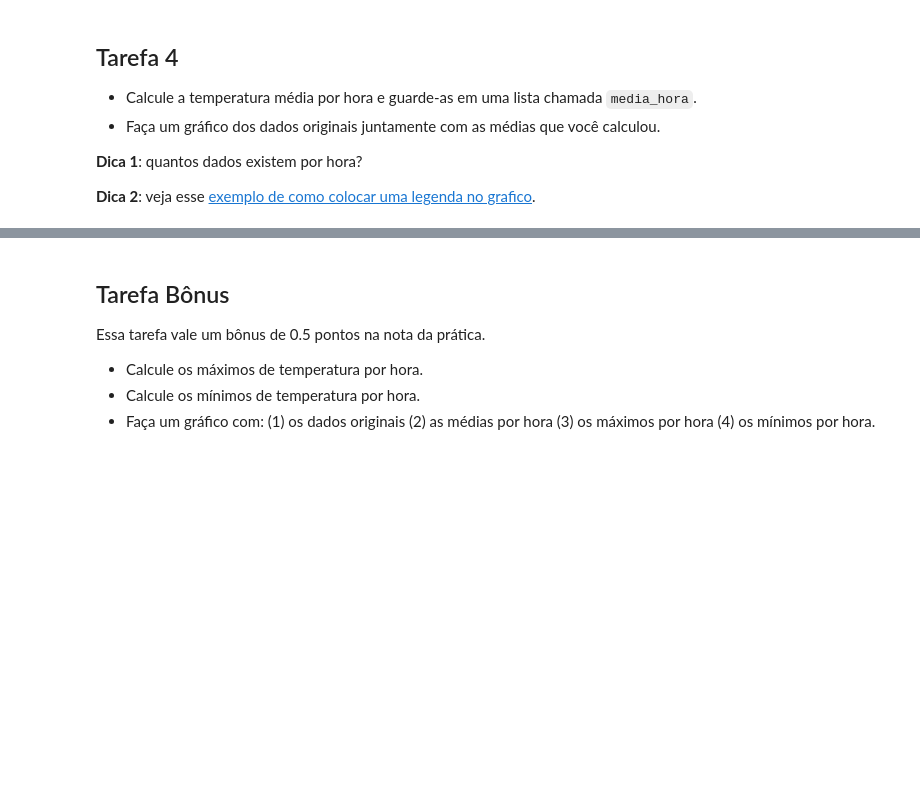
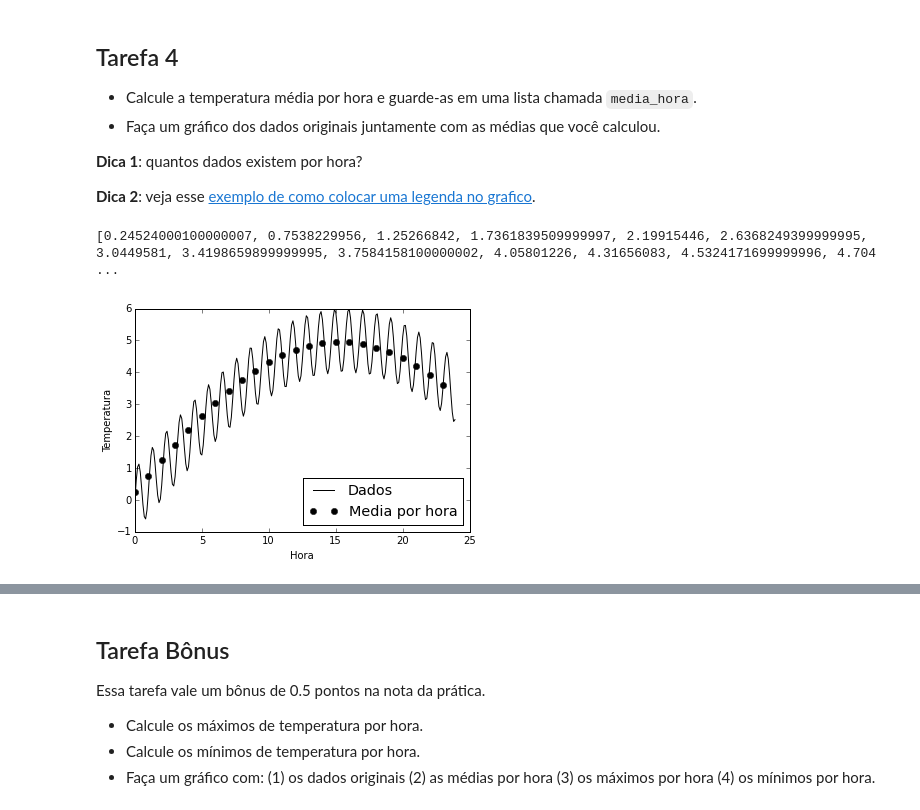
Before and after one commit to mat-esp-2015/python-intro-2-joao_leticia_dyellen, a Jupyter notebook: tarefa-intro-python-2.ipynb, the cells around one changed output, grey strips where cells are left out. Saved outputs shown, nothing was run; the diff lists cells and outputs as text; code cells hidden in the pictures; blank space fills up the shorter version.

```diff
--- a/tarefa-intro-python-2.ipynb
+++ b/tarefa-intro-python-2.ipynb
@@ -346,6 +366,29 @@ print("Minimo esta igual?", np.allclose(minimo, min(dados)))
 **Dica 1**: quantos dados existem por hora?
 
 **Dica 2**: veja esse [exemplo de como colocar uma legenda no grafico](http://matplotlib.org/examples/api/legend_demo.html).
+# %%
+media_hora = [] # cria uma lista vazia
+for N in range(10, 250,10): # define a lista “media_hora” começando de 10, variando de 10 em 10 até 240
+    soma = 0 # cria a variavel “soma”
+    for i in range(N-10, N, 1): # define a variavel “soma” começando de N-10, variado de 1 em 1 até N-10
+        soma = soma + dados[i] # funcao que define a variavel “soma” como a soma da variavel “soma” com “dados[i]”, somando todos os valores de uma mesma hora, para as 24 horas
+    media = soma/10 # calcula a media de cada hora dividindo “soma” por 10
+    media_hora.append(media) # adiciona os valores de “media” na lista media_hora
+print(media_hora) # imprime a lista “media_hora”
+
+import matplotlib.pyplot as plt # importa a biblioteca do matplot
+%matplotlib inline
+
+horas = [0, 1, 2, 3, 4, 5,6, 7, 8, 9, 10, 11, 12, 13, 14, 15, 16, 17, 18, 19, 20, 21, 22, 23]
+plt.figure() # cria uma figura
+plt.plot(tempos, dados, '-k', label = 'Dados') # define os valores dos eixos, o marcador como linha preta e a legenda como “Dados”
+plt.xlabel('Hora') # nomeia o eixo x como “Hora”
+plt.ylabel('Temperatura') # nomeia o eixo y como “Temperatura”
+plt.plot(horas, media_hora, 'ok', label = 'Media por hora') # define os valores dos eixos, o marcador como bolinha preta e a legenda como “Media por hora”
+legend = plt.legend(loc = 'lower right', fontsize = 'x-large') # define a  posição e o tamanho da fonte da legenda
+# %% [output]
+[0.24524000100000007, 0.7538229956, 1.25266842, 1.7361839509999997, 2.19915446, 2.6368249399999995, 3.0449581, 3.4198659899999995, 3.7584158100000002, 4.05801226, 4.31656083, 4.5324171699999996, 4.704 ...
+[figure, added]
 # %% [markdown]
 ### Resultado esperado
 
```
Also changed, not shown: parts of 2 cells of this notebook.
